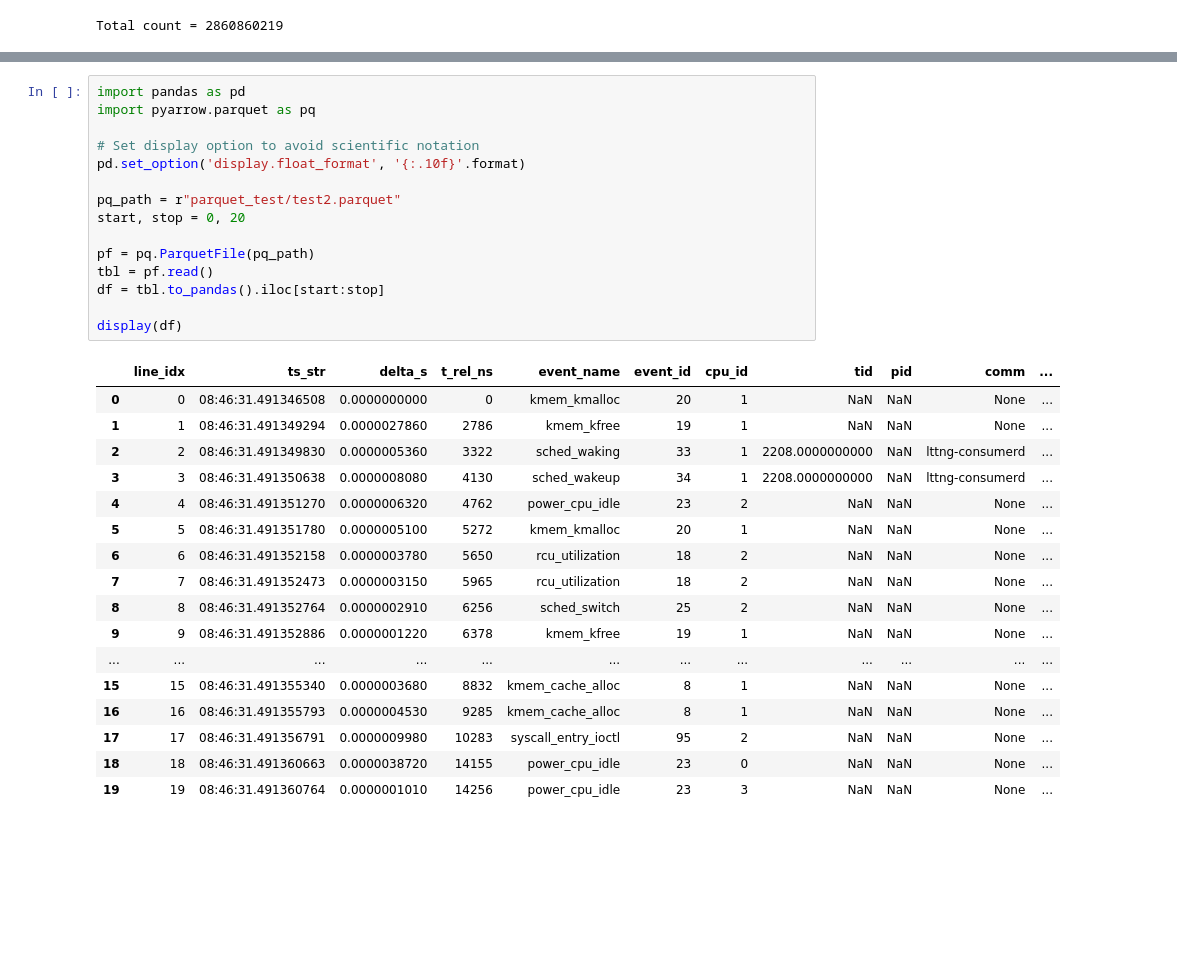
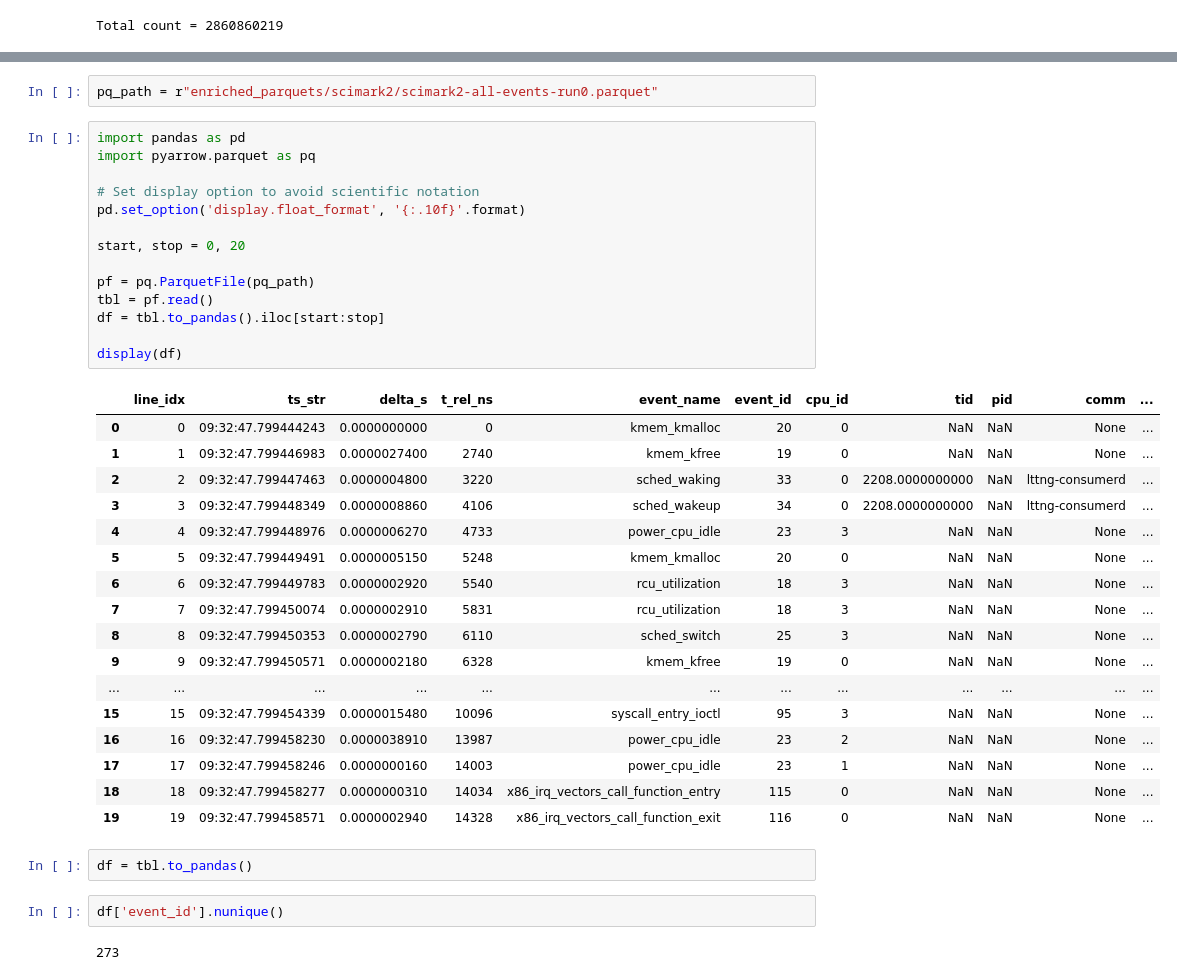
Before and after one commit to 17YuvrajSehgal/SyntheticLogGeneration, a Jupyter notebook: dataset/data.ipynb, the cells around one changed output, grey strips where cells are left out. Drawn from its saved outputs; the diff is of its cells as text; blank space fills up the shorter version.

```diff
--- a/dataset/data.ipynb
+++ b/dataset/data.ipynb
@@ -243,33 +281,40 @@ plt.show()
+# %%
+pq_path = r"enriched_parquets/scimark2/scimark2-all-events-run0.parquet"
 # %%
 import pandas as pd
 import pyarrow.parquet as pq
 
 # Set display option to avoid scientific notation
 pd.set_option('display.float_format', '{:.10f}'.format)
 
-pq_path = r"parquet_test/test2.parquet"
 start, stop = 0, 20
 
 pf = pq.ParquetFile(pq_path)
 tbl = pf.read()
 df = tbl.to_pandas().iloc[start:stop]
 
 display(df)
 # %% [output]
 |  | line_idx | ts_str | delta_s | t_rel_ns | event_name | event_id | cpu_id | tid | pid | comm | ... |
-| 0 | 0 | 08:46:31.491346508 | 0.0000000000 | 0 | kmem_kmalloc | 20 | 1 | NaN | NaN | None | ... |
-| 1 | 1 | 08:46:31.491349294 | 0.0000027860 | 2786 | kmem_kfree | 19 | 1 | NaN | NaN | None | ... |
-| 2 | 2 | 08:46:31.491349830 | 0.0000005360 | 3322 | sched_waking | 33 | 1 | 2208.0000000000 | NaN | lttng-consumerd | ... |
-| 3 | 3 | 08:46:31.491350638 | 0.0000008080 | 4130 | sched_wakeup | 34 | 1 | 2208.0000000000 | NaN | lttng-consumerd | ... |
-| 4 | 4 | 08:46:31.491351270 | 0.0000006320 | 4762 | power_cpu_idle | 23 | 2 | NaN | NaN | None | ... |
-| 5 | 5 | 08:46:31.491351780 | 0.0000005100 | 5272 | kmem_kmalloc | 20 | 1 | NaN | NaN | None | ... |
-| 6 | 6 | 08:46:31.491352158 | 0.0000003780 | 5650 | rcu_utilization | 18 | 2 | NaN | NaN | None | ... |
-| 7 | 7 | 08:46:31.491352473 | 0.0000003150 | 5965 | rcu_utilization | 18 | 2 | NaN | NaN | None | ... |
-| 8 | 8 | 08:46:31.491352764 | 0.0000002910 | 6256 | sched_switch | 25 | 2 | NaN | NaN | None | ... |
-| 9 | 9 | 08:46:31.491352886 | 0.0000001220 | 6378 | kmem_kfree | 19 | 1 | NaN | NaN | None | ... |
+| 0 | 0 | 09:32:47.799444243 | 0.0000000000 | 0 | kmem_kmalloc | 20 | 0 | NaN | NaN | None | ... |
+| 1 | 1 | 09:32:47.799446983 | 0.0000027400 | 2740 | kmem_kfree | 19 | 0 | NaN | NaN | None | ... |
+| 2 | 2 | 09:32:47.799447463 | 0.0000004800 | 3220 | sched_waking | 33 | 0 | 2208.0000000000 | NaN | lttng-consumerd | ... |
+| 3 | 3 | 09:32:47.799448349 | 0.0000008860 | 4106 | sched_wakeup | 34 | 0 | 2208.0000000000 | NaN | lttng-consumerd | ... |
+| 4 | 4 | 09:32:47.799448976 | 0.0000006270 | 4733 | power_cpu_idle | 23 | 3 | NaN | NaN | None | ... |
+| 5 | 5 | 09:32:47.799449491 | 0.0000005150 | 5248 | kmem_kmalloc | 20 | 0 | NaN | NaN | None | ... |
+| 6 | 6 | 09:32:47.799449783 | 0.0000002920 | 5540 | rcu_utilization | 18 | 3 | NaN | NaN | None | ... |
+| 7 | 7 | 09:32:47.799450074 | 0.0000002910 | 5831 | rcu_utilization | 18 | 3 | NaN | NaN | None | ... |
+| 8 | 8 | 09:32:47.799450353 | 0.0000002790 | 6110 | sched_switch | 25 | 3 | NaN | NaN | None | ... |
+| 9 | 9 | 09:32:47.799450571 | 0.0000002180 | 6328 | kmem_kfree | 19 | 0 | NaN | NaN | None | ... |
 | ... | ... | ... | ... | ... | ... | ... | ... | ... | ... | ... | ... |
-| 15 | 15 | 08:46:31.491355340 | 0.0000003680 | 8832 | kmem_cache_alloc | 8 | 1 | NaN | NaN | None | ... |
-| 16 | 16 | 08:46:31.491355793 | 0.0000004530 | 9285 | kmem_cache_alloc | 8 | 1 | NaN | NaN | None | ... |
-| 17 | 17 | 08:46:31.491356791 | 0.0000009980 | 10283 | syscall_entry_ioctl | 95 | 2 | NaN | NaN | None | ... |
-| 18 | 18 | 08:46:31.491360663 | 0.0000038720 | 14155 | power_cpu_idle | 23 | 0 | NaN | NaN | None | ... |
-| 19 | 19 | 08:46:31.491360764 | 0.0000001010 | 14256 | power_cpu_idle | 23 | 3 | NaN | NaN | None | ... |
+| 15 | 15 | 09:32:47.799454339 | 0.0000015480 | 10096 | syscall_entry_ioctl | 95 | 3 | NaN | NaN | None | ... |
+| 16 | 16 | 09:32:47.799458230 | 0.0000038910 | 13987 | power_cpu_idle | 23 | 2 | NaN | NaN | None | ... |
+| 17 | 17 | 09:32:47.799458246 | 0.0000000160 | 14003 | power_cpu_idle | 23 | 1 | NaN | NaN | None | ... |
+| 18 | 18 | 09:32:47.799458277 | 0.0000000310 | 14034 | x86_irq_vectors_call_function_entry | 115 | 0 | NaN | NaN | None | ... |
+| 19 | 19 | 09:32:47.799458571 | 0.0000002940 | 14328 | x86_irq_vectors_call_function_exit | 116 | 0 | NaN | NaN | None | ... |
+# %%
+df = tbl.to_pandas()
+# %%
+df['event_id'].nunique()
+# %% [output]
+273
```
Also changed, not shown: parts of 24 cells of this notebook.
